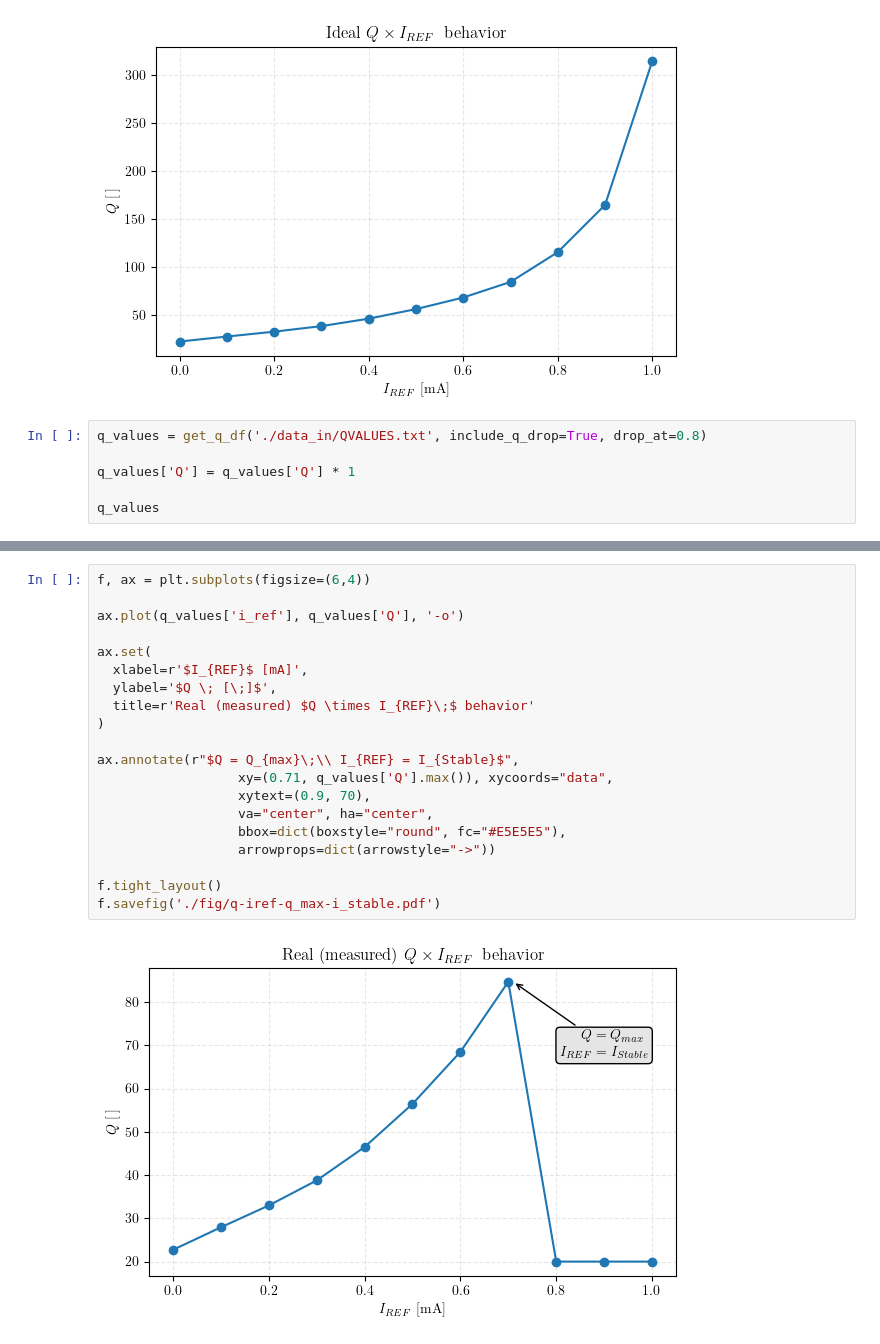
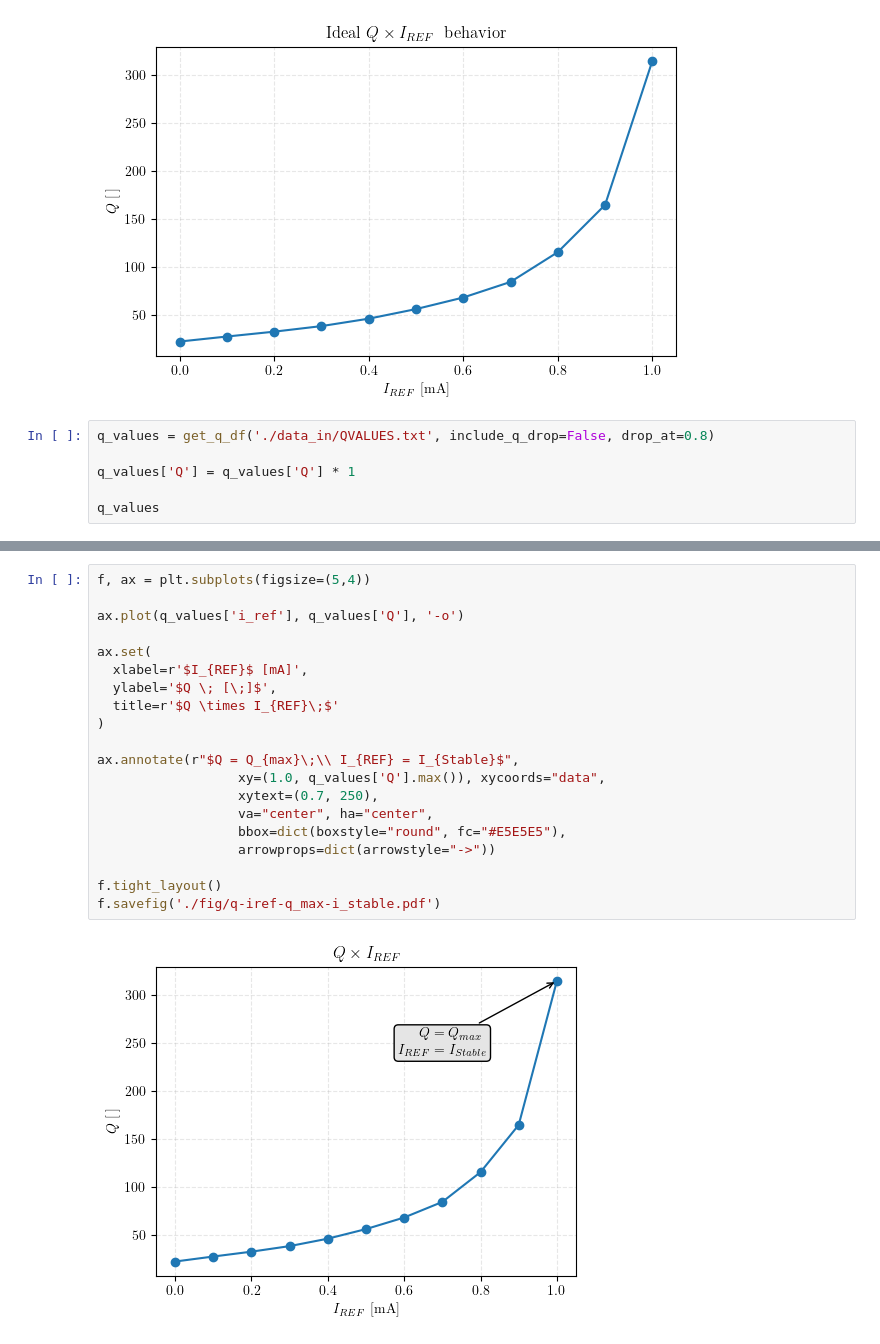
Before and after one commit to pesadaum/tcc, a Jupyter notebook: src/code/to_text.ipynb, the cells around one changed output, grey strips where cells are left out. Drawn from its saved outputs; the diff is of its cells as text.

Commit message:
Plots and tables

```diff
--- a/src/code/to_text.ipynb
+++ b/src/code/to_text.ipynb
@@ -54,7 +54,7 @@ f.savefig('./fig/q-no-drop.pdf')
 # %% [output]
 [figure]
 # %%
-q_values = get_q_df('./data_in/QVALUES.txt', include_q_drop=True, drop_at=0.8)
+q_values = get_q_df('./data_in/QVALUES.txt', include_q_drop=False, drop_at=0.8)
 
 q_values['Q'] = q_values['Q'] * 1
 
@@ -75,22 +94,22 @@ q_values
 # %%
-f, ax = plt.subplots(figsize=(6,4))
+f, ax = plt.subplots(figsize=(5,4))
 
 ax.plot(q_values['i_ref'], q_values['Q'], '-o')
 
 ax.set(
   xlabel=r'$I_{REF}$ [mA]',
   ylabel='$Q \; [\;]$',
-  title=r'Real (measured) $Q \times I_{REF}\;$ behavior'
+  title=r'$Q \times I_{REF}\;$'
 )
 
 ax.annotate(r"$Q = Q_{max}\;\\ I_{REF} = I_{Stable}$",
-                  xy=(0.71, q_values['Q'].max()), xycoords="data",
-                  xytext=(0.9, 70),
+                  xy=(1.0, q_values['Q'].max()), xycoords="data",
+                  xytext=(0.7, 250),
                   va="center", ha="center",
                   bbox=dict(boxstyle="round", fc="#E5E5E5"),
                   arrowprops=dict(arrowstyle="->"))
 
 f.tight_layout()
 f.savefig('./fig/q-iref-q_max-i_stable.pdf')
 # %% [output]
-[figure, old version]
+[figure, new version]
```
Also changed, not shown: parts of 10 cells of this notebook, 19 other files.
